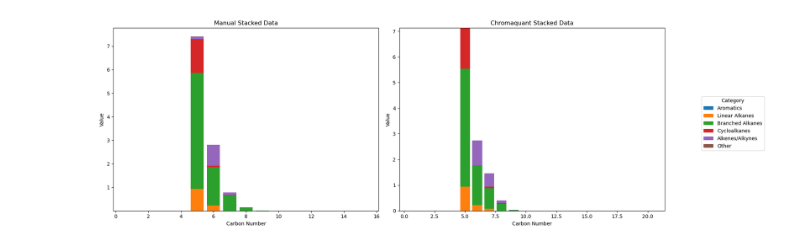
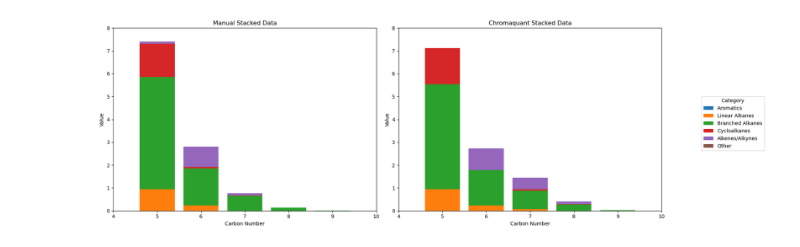
Before and after one commit to serebryany/ChromaQuantExtension, a Jupyter notebook: src/ChromaQuantExtension/compare_stacked_charts.ipynb, the cells around one changed output. Drawn from its saved outputs; the diff is of its cells as text; code cells hidden in the pictures.

Commit message:
Update axis limits

```diff
--- a/src/ChromaQuantExtension/compare_stacked_charts.ipynb
+++ b/src/ChromaQuantExtension/compare_stacked_charts.ipynb
@@ -34,29 +34,34 @@ chromaquant_stacked_data.set_index("Carbon Number", inplace=True)
 # %%
 # Create subplots
 fig, axes = plt.subplots(nrows=1, ncols=2, figsize=(16, 6))
 
 # Function to plot stacked bars for a given DataFrame
 def plot_stacked_bars(ax, df, categories, title):
     bottom = np.zeros(len(df))  # Initialize the bottom of the bars
     for category in categories:
         ax.bar(df.index, df[category], bottom=bottom, label=category)
         bottom += df[category]  # Update the bottom for the next category
+
+    #edit this to find the limits automatically...
+    ax.set_xlim(4, 10)
+    ax.set_ylim(0, 8)
+
     ax.set_title(title)
     ax.set_xlabel("Carbon Number")
     ax.set_ylabel("Value")
 
 # Plot manual_stacked_data
 plot_stacked_bars(axes[0], manual_stacked_data, categories, "Manual Stacked Data")
 
 # Plot chromaquant_stacked_data
 plot_stacked_bars(axes[1], chromaquant_stacked_data, categories, "Chromaquant Stacked Data")
 
 # Create a single shared legend
 handles, labels = axes[0].get_legend_handles_labels()
 fig.legend(handles, labels, title="Category", bbox_to_anchor=(1.05, 0.5), loc="center left")
 
 # Adjust layout and display the plot
 plt.tight_layout()
 plt.show()
 # %% [output]
-[figure, old version]
+[figure, new version]
```
Also changed, not shown: parts of 1 cell of this notebook.
